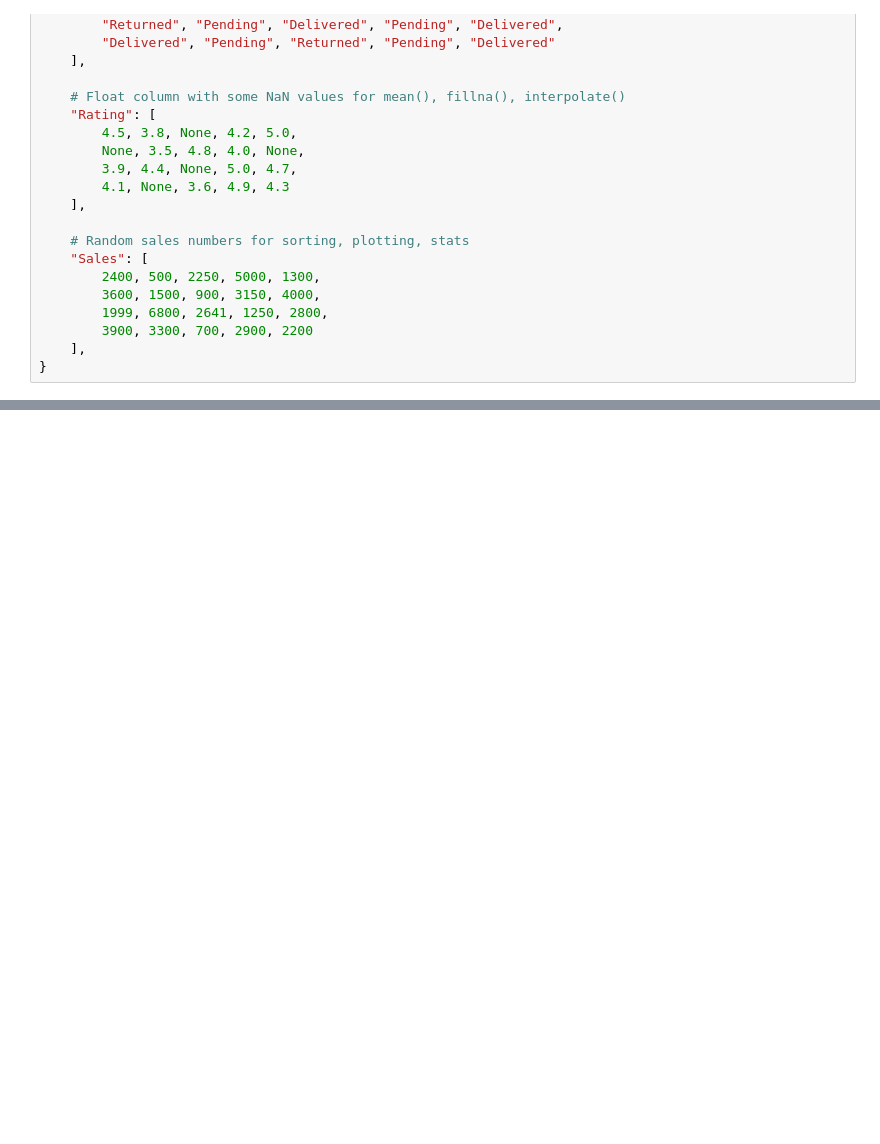
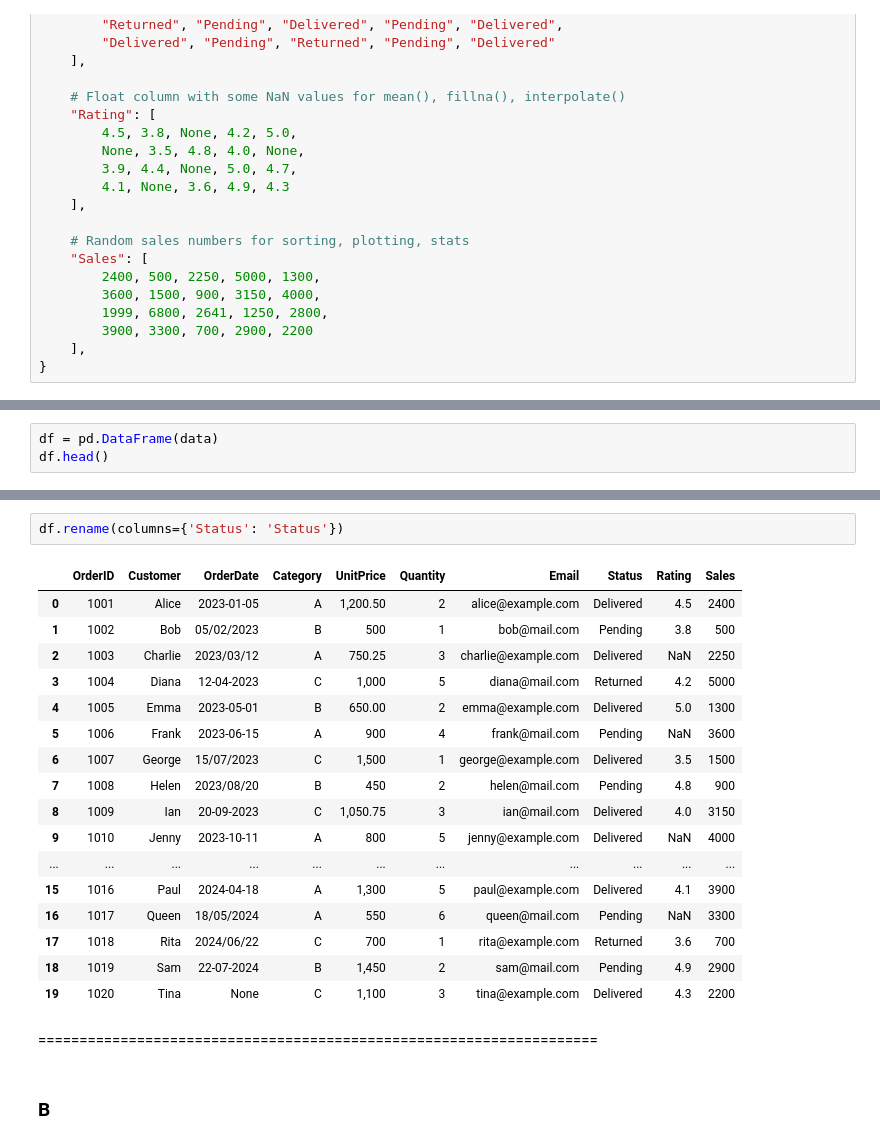
Before and after one commit to log4x/Python-Learning, a Jupyter notebook: Visualuization/using_pandas.ipynb, the cells around one changed output, grey strips where cells are left out. Cells and saved outputs as stored; diff of their text form; blank space fills up the shorter version.

```diff
--- a/Visualuization/using_pandas.ipynb
+++ b/Visualuization/using_pandas.ipynb
@@ -87,0 +90,3 @@ data = {
+# %%
+df = pd.DataFrame(data)
+df.head()
@@ -87,0 +268,24 @@ data = {
+# %%
+df.rename(columns={'Status': 'Status'})
+# %% [output]
+|  | OrderID | Customer | OrderDate | Category | UnitPrice | Quantity | Email | Status | Rating | Sales |
+| 0 | 1001 | Alice | 2023-01-05 | A | 1,200.50 | 2 | alice@example.com | Delivered | 4.5 | 2400 |
+| 1 | 1002 | Bob | 05/02/2023 | B | 500 | 1 | bob@mail.com | Pending | 3.8 | 500 |
+| 2 | 1003 | Charlie | 2023/03/12 | A | 750.25 | 3 | charlie@example.com | Delivered | NaN | 2250 |
+| 3 | 1004 | Diana | 12-04-2023 | C | 1,000 | 5 | diana@mail.com | Returned | 4.2 | 5000 |
+| 4 | 1005 | Emma | 2023-05-01 | B | 650.00 | 2 | emma@example.com | Delivered | 5.0 | 1300 |
+| 5 | 1006 | Frank | 2023-06-15 | A | 900 | 4 | frank@mail.com | Pending | NaN | 3600 |
+| 6 | 1007 | George | 15/07/2023 | C | 1,500 | 1 | george@example.com | Delivered | 3.5 | 1500 |
+| 7 | 1008 | Helen | 2023/08/20 | B | 450 | 2 | helen@mail.com | Pending | 4.8 | 900 |
+| 8 | 1009 | Ian | 20-09-2023 | C | 1,050.75 | 3 | ian@mail.com | Delivered | 4.0 | 3150 |
+| 9 | 1010 | Jenny | 2023-10-11 | A | 800 | 5 | jenny@example.com | Delivered | NaN | 4000 |
+| ... | ... | ... | ... | ... | ... | ... | ... | ... | ... | ... |
+| 15 | 1016 | Paul | 2024-04-18 | A | 1,300 | 5 | paul@example.com | Delivered | 4.1 | 3900 |
+| 16 | 1017 | Queen | 18/05/2024 | A | 550 | 6 | queen@mail.com | Pending | NaN | 3300 |
+| 17 | 1018 | Rita | 2024/06/22 | C | 700 | 1 | rita@example.com | Returned | 3.6 | 700 |
+| 18 | 1019 | Sam | 22-07-2024 | B | 1,450 | 2 | sam@mail.com | Pending | 4.9 | 2900 |
+| 19 | 1020 | Tina | None | C | 1,100 | 3 | tina@example.com | Delivered | 4.3 | 2200 |
+# %% [markdown]
+====================================================================
+# %% [markdown]
+### B
```
Also changed, not shown: parts of 16 cells of this notebook, 1 other file.
